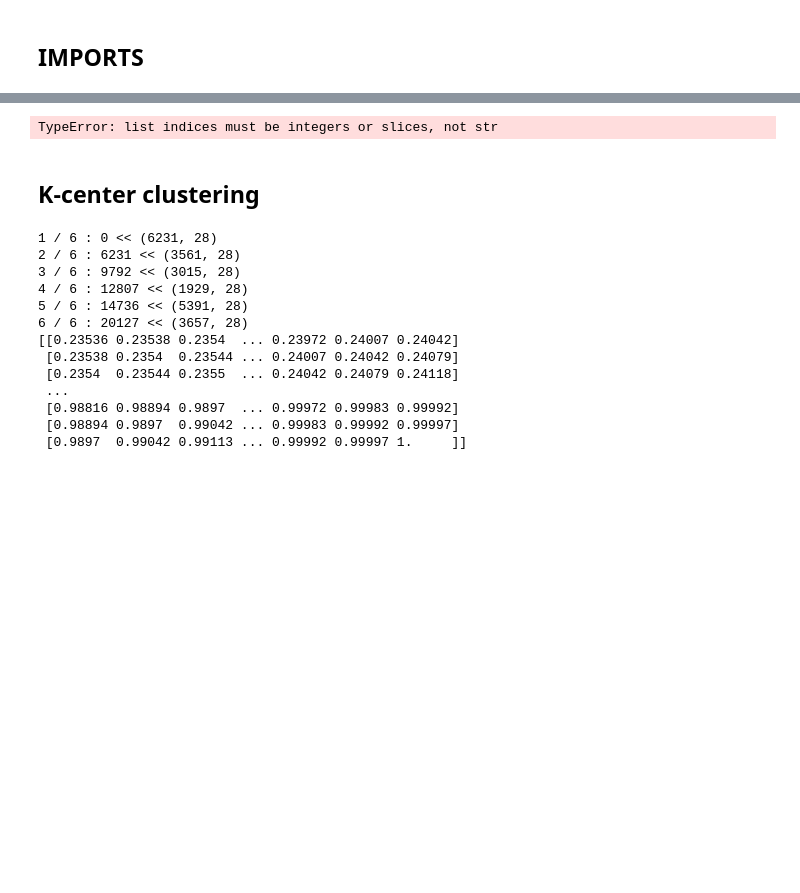
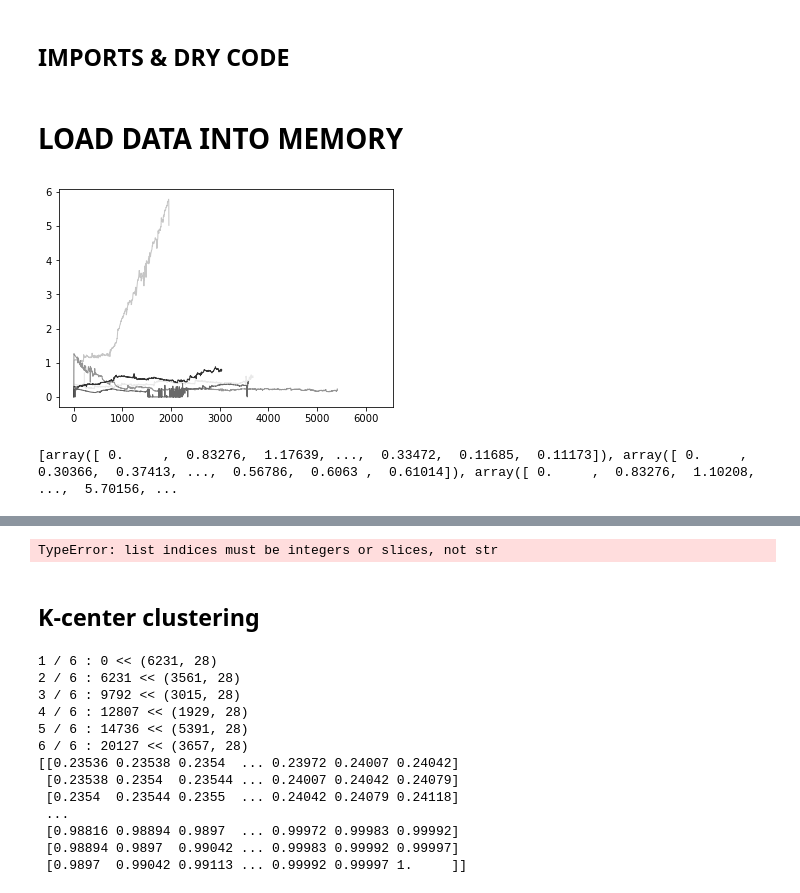
Before and after one commit to The-Hybrid-Atelier/biosignal-processing, a Jupyter notebook: CodebookClustering.ipynb, the cells around one changed output, grey strips where cells are left out. Cells and saved outputs as stored; diff of their text form; code cells hidden in the pictures; blank space fills up the shorter version.

```diff
--- a/CodebookClustering.ipynb
+++ b/CodebookClustering.ipynb
@@ -1,5 +1,7 @@
 # %% [markdown]
-## IMPORTS
+## IMPORTS & DRY CODE
+# %% [markdown]
+# LOAD DATA INTO MEMORY
 # %%
 # RUN ONCE, REST OF CODE SHOULD WORK
 %matplotlib inline
@@ -81,0 +228,35 @@ def subsequences(arr, L):
+# %%
+# Graph should look like:
+# x-axis: time, starting from 0, increment by 4. Range is [0, size of data array/4]
+# y-axis: the data (would be a lot better cropped according to the videos);
+
+DATA_DIRECTORY = "data"
+PROCESS_PREFIX = "EDA*"
+files = glob.glob("/".join([DATA_DIRECTORY, PROCESS_PREFIX]))
+
+manifest = []
+
+pos = 0
+for path in files:
+    k = pos/len(files)
+    pos = pos + 1
+
+    name = os.path.basename(path)
+    f = open(path)
+    data = json.load(f)["data"]
+    f.close()
+
+    array_size = len(data)
+    y = [float(i) for i in data]
+    y = np.array(y)
+
+    manifest.append(y)
+    plt.plot(y, color=plt.cm.Greys(k), lw=1)
+
+# TOGGLE TO VIEW RAW DATA
+plt.show()
+# plt.close()
+print(manifest)
+# %% [output]
+[figure, added]
+[array([ 0.     ,  0.83276,  1.17639, ...,  0.33472,  0.11685,  0.11173]), array([ 0.     ,  0.30366,  0.37413, ...,  0.56786,  0.6063 ,  0.61014]), array([ 0.     ,  0.83276,  1.10208, ...,  5.70156, ...
```
Also changed, not shown: parts of 9 cells of this notebook, 1 other file.
